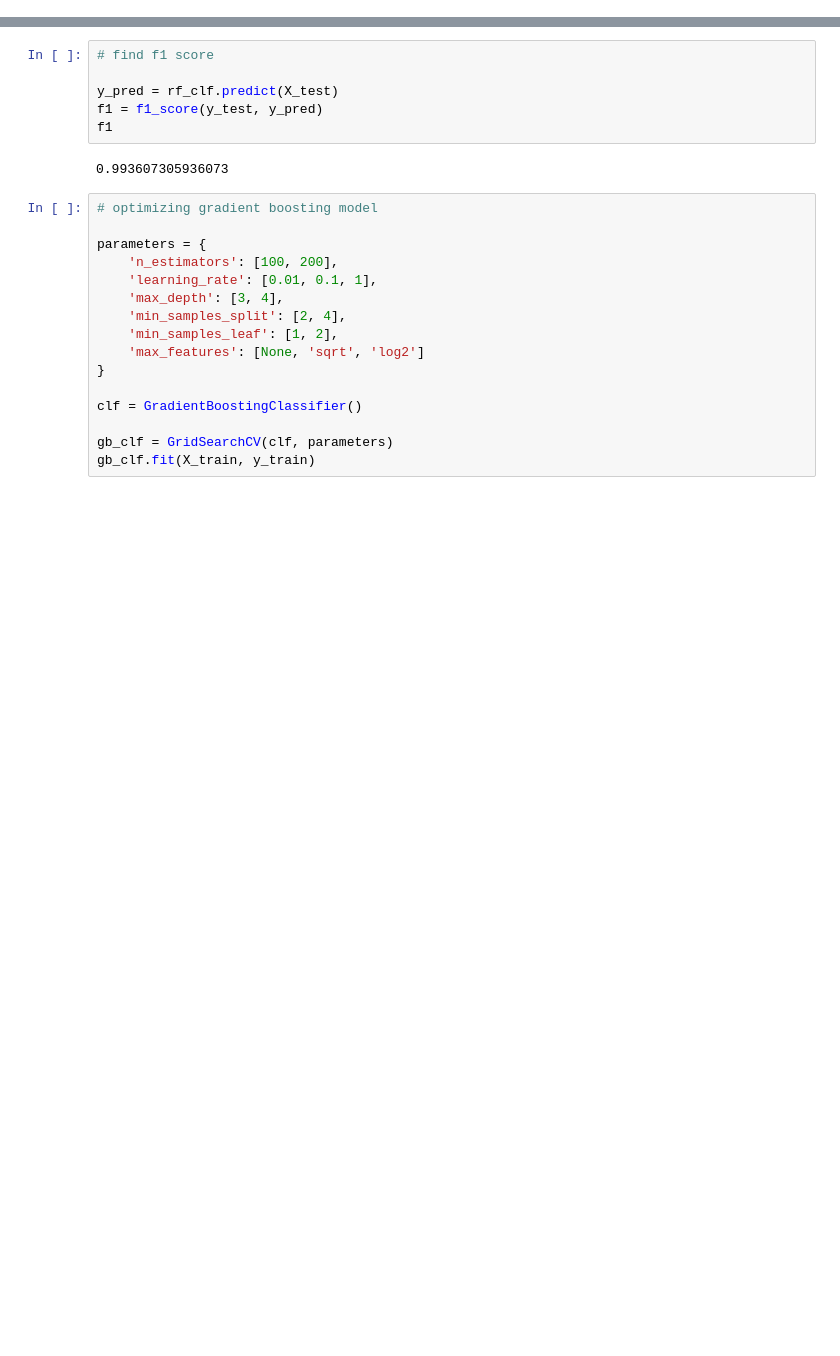
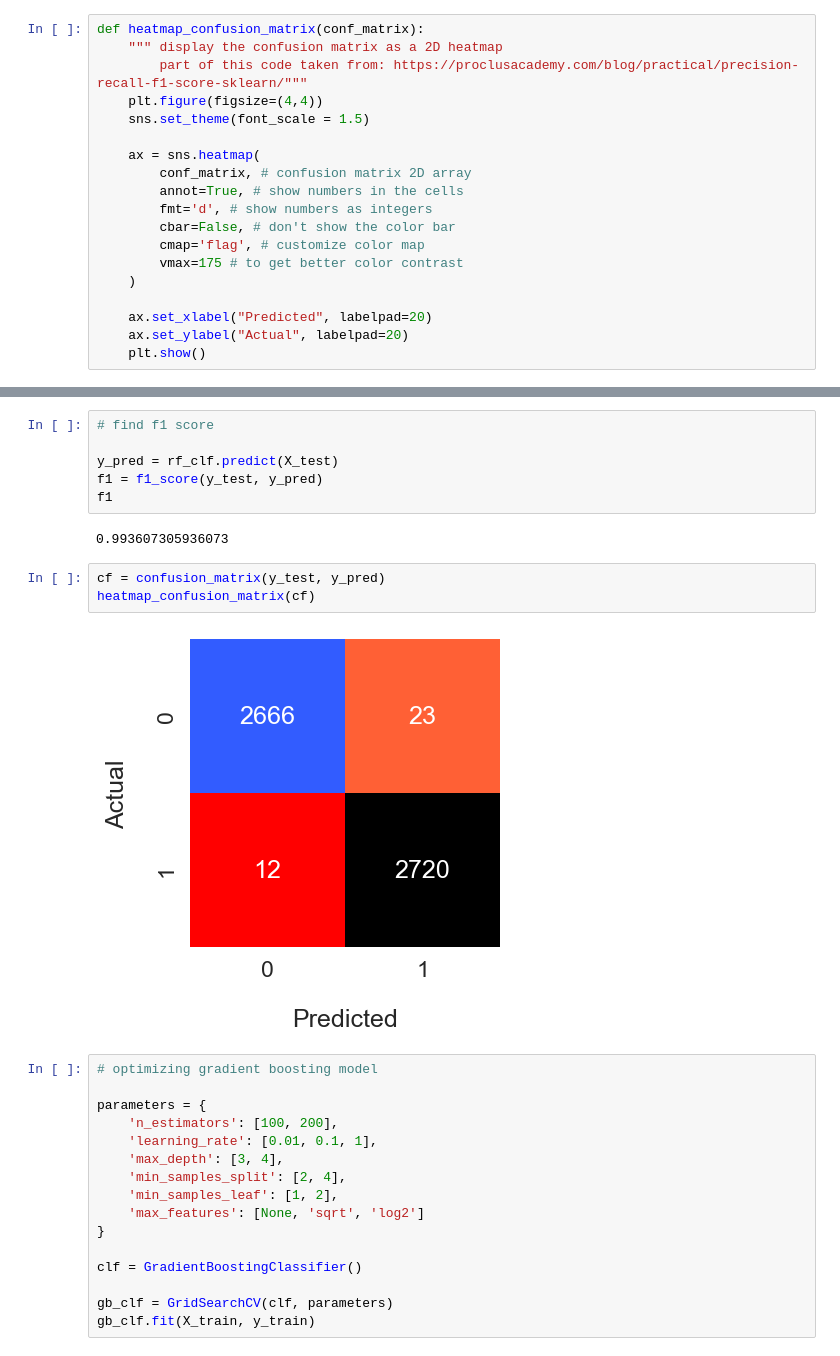
Before and after one commit to defunSM/TLAB_supervised_learning, a Jupyter notebook: code/03analysis.ipynb, the cells around one changed output, grey strips where cells are left out. Saved outputs shown, nothing was run; the diff lists cells and outputs as text; blank space fills up the shorter version.

```diff
--- a/code/03analysis.ipynb
+++ b/code/03analysis.ipynb
@@ -104,3 +102,22 @@ gb_clf.score(X_test, y_test)
 The score for the gradient boosting classifier is higher by 4% than the random forest without any hyperparameter optimizations.
 # %% [markdown]
 # Hyperparameter Search
+# %%
+def heatmap_confusion_matrix(conf_matrix):
+    """ display the confusion matrix as a 2D heatmap
+        part of this code taken from: https://proclusacademy.com/blog/practical/precision-recall-f1-score-sklearn/"""
+    plt.figure(figsize=(4,4))
+    sns.set_theme(font_scale = 1.5)
+
+    ax = sns.heatmap(
+        conf_matrix, # confusion matrix 2D array
+        annot=True, # show numbers in the cells
+        fmt='d', # show numbers as integers
+        cbar=False, # don't show the color bar
+        cmap='flag', # customize color map
+        vmax=175 # to get better color contrast
+    )
+
+    ax.set_xlabel("Predicted", labelpad=20)
+    ax.set_ylabel("Actual", labelpad=20)
+    plt.show()
@@ -144,6 +185,11 @@ f1 = f1_score(y_test, y_pred)
 f1
 # %% [output]
 0.993607305936073
+# %%
+cf = confusion_matrix(y_test, y_pred)
+heatmap_confusion_matrix(cf)
+# %% [output]
+[figure, added]
 # %%
 # optimizing gradient boosting model
 
```
Also changed, not shown: parts of 6 cells of this notebook, 2 other files.
